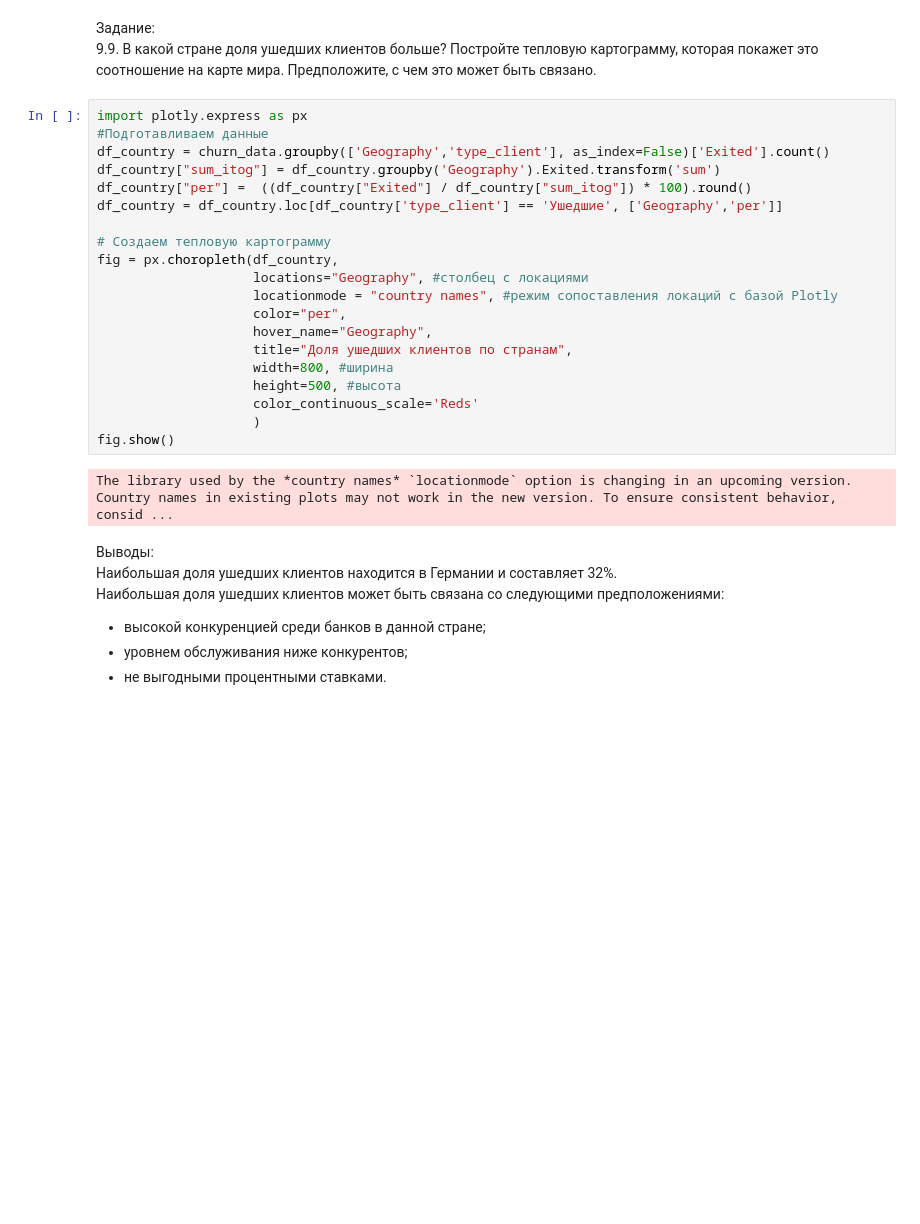
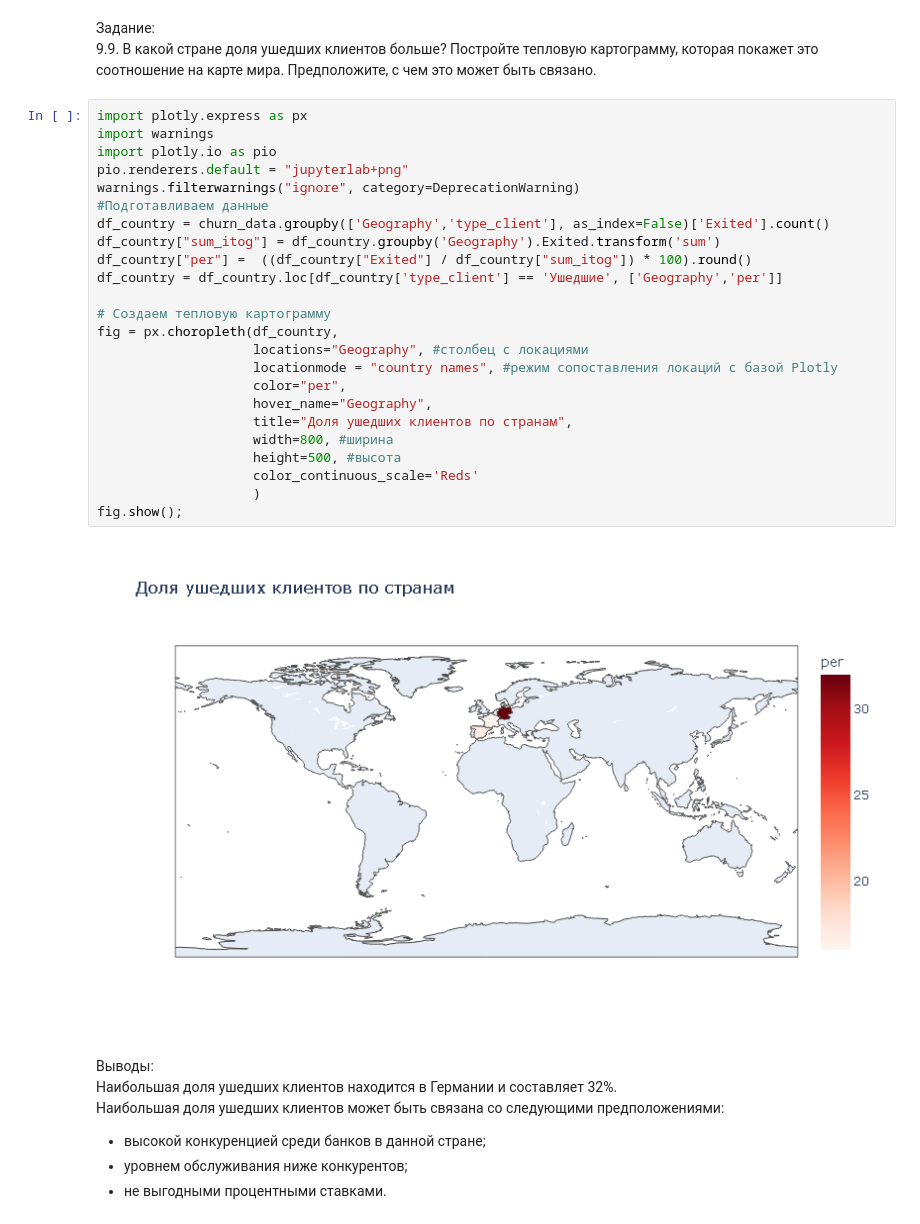
Before and after one commit to racfor1/sf_data_science, a Jupyter notebook: homework_9_11M13_HW-01/chart.ipynb, the cells around one changed output. Saved outputs shown, nothing was run; the diff lists cells and outputs as text; blank space fills up the shorter version.

```diff
--- a/homework_9_11M13_HW-01/chart.ipynb
+++ b/homework_9_11M13_HW-01/chart.ipynb
@@ -261,26 +261,30 @@ fig.grid()
 9.9. В какой стране доля ушедших клиентов больше? Постройте тепловую картограмму, которая покажет это соотношение на карте мира. Предположите, с чем это может быть связано.
 # %%
 import plotly.express as px
+import warnings
+import plotly.io as pio
+pio.renderers.default = "jupyterlab+png"
+warnings.filterwarnings("ignore", category=DeprecationWarning)
 #Подготавливаем данные
 df_country = churn_data.groupby(['Geography','type_client'], as_index=False)['Exited'].count()
 df_country["sum_itog"] = df_country.groupby('Geography').Exited.transform('sum')
 df_country["per"] =  ((df_country["Exited"] / df_country["sum_itog"]) * 100).round()
 df_country = df_country.loc[df_country['type_client'] == 'Ушедшие', ['Geography','per']]
 
 # Создаем тепловую картограмму
 fig = px.choropleth(df_country,
                     locations="Geography", #столбец с локациями
                     locationmode = "country names", #режим сопоставления локаций с базой Plotly
                     color="per",
                     hover_name="Geography",
                     title="Доля ушедших клиентов по странам",
                     width=800, #ширина
                     height=500, #высота
                     color_continuous_scale='Reds'
                     )
-fig.show()
+fig.show();
 # %% [output]
-The library used by the *country names* `locationmode` option is changing in an upcoming version. Country names in existing plots may not work in the new version. To ensure consistent behavior, consid ...
+[figure, added]
 # %% [markdown]
 Выводы:<br>
 Наибольшая доля ушедших клиентов находится в Германии и составляет 32%.<br>
```
